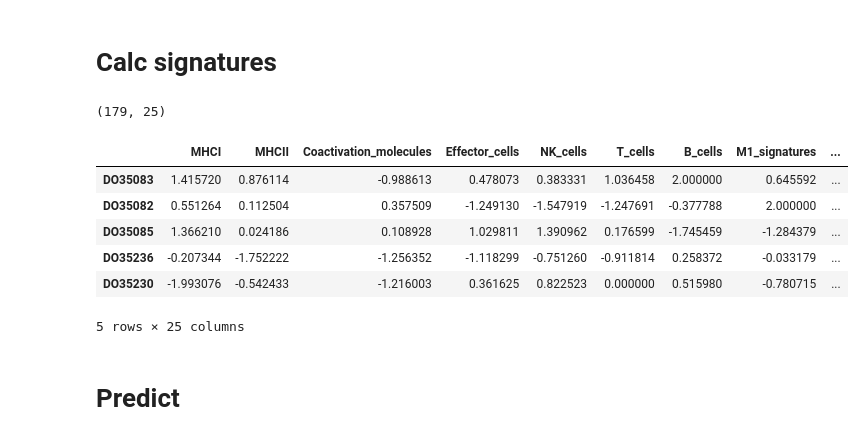
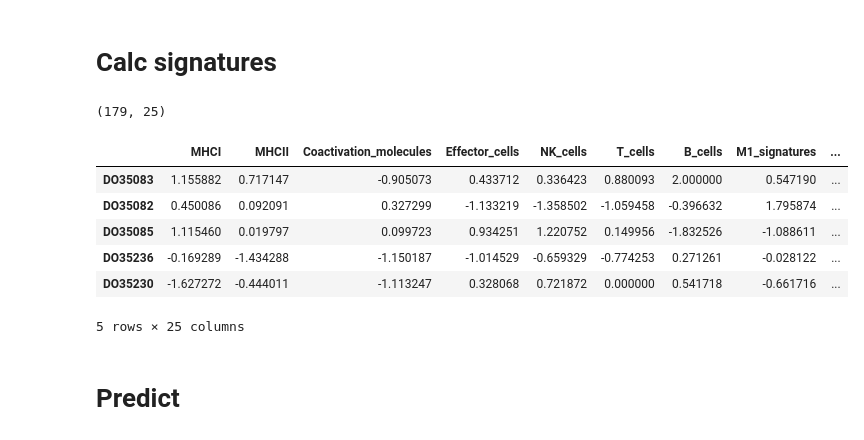
Before and after one commit to BostonGene/PDAC.TME.George, a Jupyter notebook: MFP_TME_classificataion.ipynb, the cells around one changed output. Cells and saved outputs as stored; diff of their text form; code cells hidden in the pictures.

```diff
--- a/MFP_TME_classificataion.ipynb
+++ b/MFP_TME_classificataion.ipynb
@@ -166,19 +169,19 @@ No big batches can be observed in this dataset, according to PCA components vari
 # %%
 # Calculating gene signatures
 sign = ssgsea_formula(exp.T, signatures).T
 
 # Median scaling
-sign_sc = median_scale(sign, clip=2)
+sign_sc = median_scale(sign.T, clip=2)
 print(sign_sc.shape)
 sign_sc.head()
 # %% [output]
 (179, 25)
 |  | MHCI | MHCII | Coactivation_molecules | Effector_cells | NK_cells | T_cells | B_cells | M1_signatures | ... |
-| DO35083 | 1.415720 | 0.876114 | -0.988613 | 0.478073 | 0.383331 | 1.036458 | 2.000000 | 0.645592 | ... |
-| DO35082 | 0.551264 | 0.112504 | 0.357509 | -1.249130 | -1.547919 | -1.247691 | -0.377788 | 2.000000 | ... |
-| DO35085 | 1.366210 | 0.024186 | 0.108928 | 1.029811 | 1.390962 | 0.176599 | -1.745459 | -1.284379 | ... |
-| DO35236 | -0.207344 | -1.752222 | -1.256352 | -1.118299 | -0.751260 | -0.911814 | 0.258372 | -0.033179 | ... |
-| DO35230 | -1.993076 | -0.542433 | -1.216003 | 0.361625 | 0.822523 | 0.000000 | 0.515980 | -0.780715 | ... |
+| DO35083 | 1.155882 | 0.717147 | -0.905073 | 0.433712 | 0.336423 | 0.880093 | 2.000000 | 0.547190 | ... |
+| DO35082 | 0.450086 | 0.092091 | 0.327299 | -1.133219 | -1.358502 | -1.059458 | -0.396632 | 1.795874 | ... |
+| DO35085 | 1.115460 | 0.019797 | 0.099723 | 0.934251 | 1.220752 | 0.149956 | -1.832526 | -1.088611 | ... |
+| DO35236 | -0.169289 | -1.434288 | -1.150187 | -1.014529 | -0.659329 | -0.774253 | 0.271261 | -0.028122 | ... |
+| DO35230 | -1.627272 | -0.444011 | -1.113247 | 0.328068 | 0.721872 | 0.000000 | 0.541718 | -0.661716 | ... |
 5 rows × 25 columns
 # %% [markdown]
 # Predict
```
Also changed, not shown: parts of 10 cells of this notebook, 4 other files.
